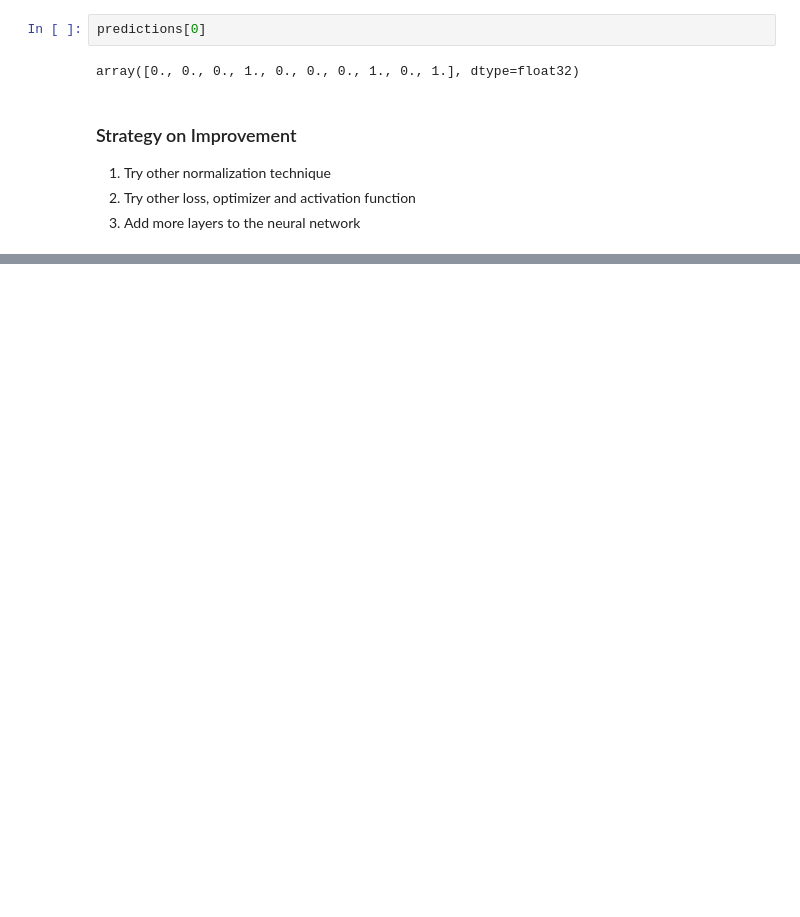
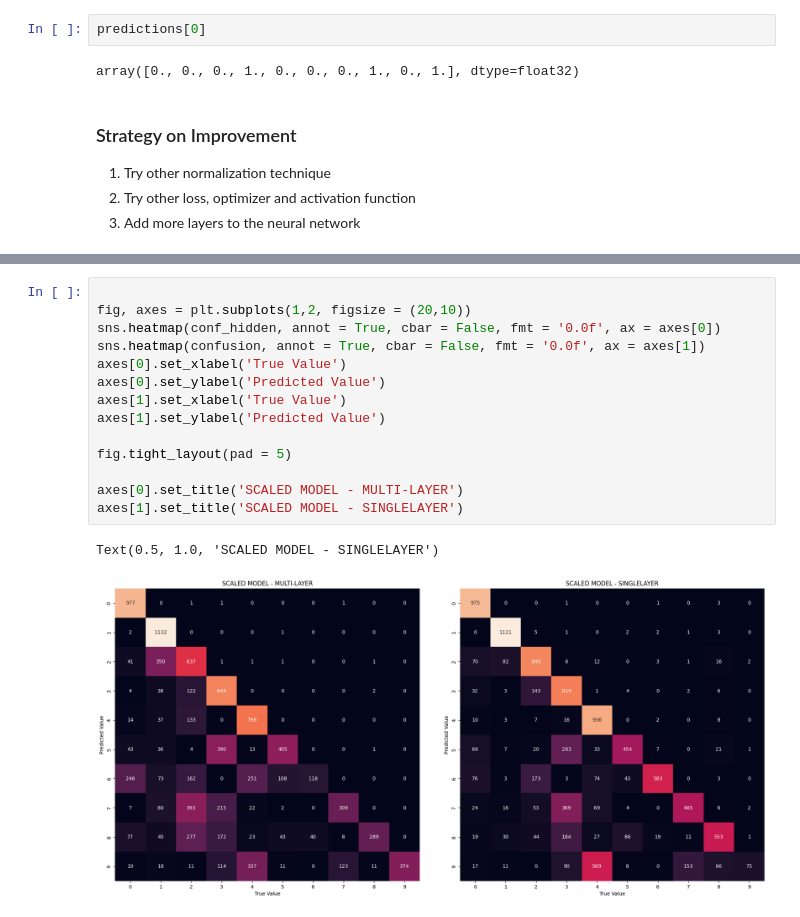
Before and after one commit to Muyiiwaa/deep-learning-from-here, a Jupyter notebook: Neural_network_intro.ipynb, the cells around one changed output, grey strips where cells are left out. Saved outputs shown, nothing was run; the diff lists cells and outputs as text; blank space fills up the shorter version.

Commit message:
multi layer perceptron with hidden layers

```diff
--- a/Neural_network_intro.ipynb
+++ b/Neural_network_intro.ipynb
@@ -174,0 +253,17 @@ array([0., 0., 0., 1., 0., 0., 0., 1., 0., 1.], dtype=float32)
+# %%
+
+fig, axes = plt.subplots(1,2, figsize = (20,10))
+sns.heatmap(conf_hidden, annot = True, cbar = False, fmt = '0.0f', ax = axes[0])
+sns.heatmap(confusion, annot = True, cbar = False, fmt = '0.0f', ax = axes[1])
+axes[0].set_xlabel('True Value')
+axes[0].set_ylabel('Predicted Value')
+axes[1].set_xlabel('True Value')
+axes[1].set_ylabel('Predicted Value')
+
+fig.tight_layout(pad = 5)
+
+axes[0].set_title('SCALED MODEL - MULTI-LAYER')
+axes[1].set_title('SCALED MODEL - SINGLELAYER')
+# %% [output]
+Text(0.5, 1.0, 'SCALED MODEL - SINGLELAYER')
+[figure, added]
```
Also changed, not shown: parts of 8 cells of this notebook.
